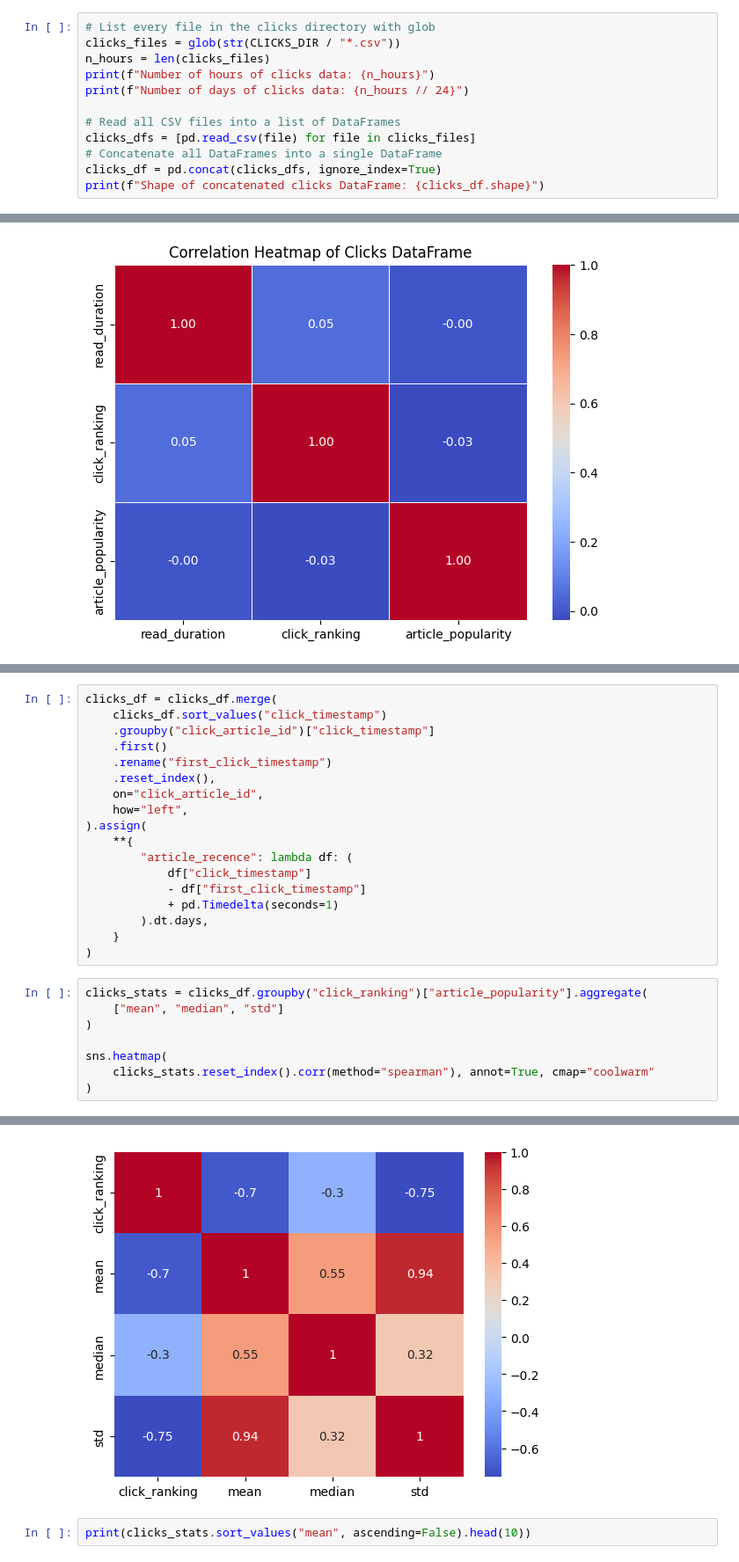
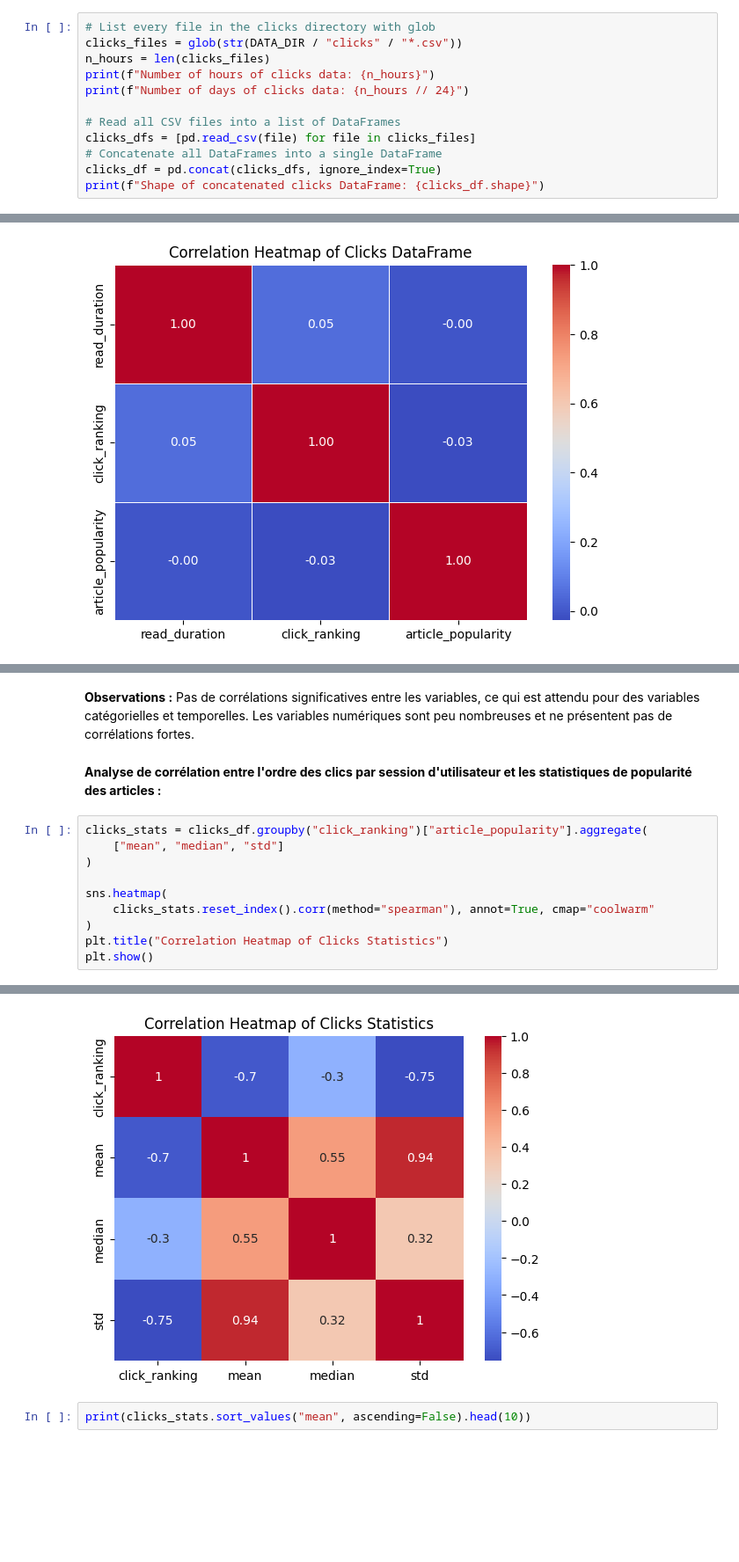
Before and after one commit to Hedredo/oc_p10, a Jupyter notebook: notebooks/00_analysis.ipynb, the cells around one changed output, grey strips where cells are left out. Shown at 88% size. Cells and saved outputs as stored; diff of their text form; blank space fills up the shorter version.

```diff
--- a/notebooks/00_analysis.ipynb
+++ b/notebooks/00_analysis.ipynb
@@ -30,6 +96,6 @@ P.s. The full text of news articles could not be provided due to license restric
 # %%
 # List every file in the clicks directory with glob
-clicks_files = glob(str(CLICKS_DIR / "*.csv"))
+clicks_files = glob(str(DATA_DIR / "clicks" / "*.csv"))
 n_hours = len(clicks_files)
 print(f"Number of hours of clicks data: {n_hours}")
 print(f"Number of days of clicks data: {n_hours // 24}")
@@ -863,21 +896,8 @@ Pour cela on va déjà récupérer la date du premier click pour chaque article
-# %%
-clicks_df = clicks_df.merge(
-    clicks_df.sort_values("click_timestamp")
-    .groupby("click_article_id")["click_timestamp"]
-    .first()
-    .rename("first_click_timestamp")
-    .reset_index(),
-    on="click_article_id",
-    how="left",
-).assign(
-    **{
-        "article_recence": lambda df: (
-            df["click_timestamp"]
-            - df["first_click_timestamp"]
-            + pd.Timedelta(seconds=1)
-        ).dt.days,
-    }
-)
+# %% [markdown]
+**Observations :**
+Pas de corrélations significatives entre les variables, ce qui est attendu pour des variables catégorielles et temporelles. Les variables numériques sont peu nombreuses et ne présentent pas de corrélations fortes.
+# %% [markdown]
+**Analyse de corrélation entre l'ordre des clics par session d'utilisateur et les statistiques de popularité des articles :**
 # %%
 clicks_stats = clicks_df.groupby("click_ranking")["article_popularity"].aggregate(
     ["mean", "median", "std"]
@@ -886,4 +906,6 @@ clicks_stats = clicks_df.groupby("click_ranking")["article_popularity"].aggregat
 sns.heatmap(
     clicks_stats.reset_index().corr(method="spearman"), annot=True, cmap="coolwarm"
 )
+plt.title("Correlation Heatmap of Clicks Statistics")
+plt.show()
 # %% [output]
@@ -891,4 +912,4 @@ sns.heatmap(
-[figure, old version]
+[figure, new version]
 # %%
 print(clicks_stats.sort_values("mean", ascending=False).head(10))
 # %% [output]
```
Also changed, not shown: parts of 63 cells of this notebook, 6 other files.
